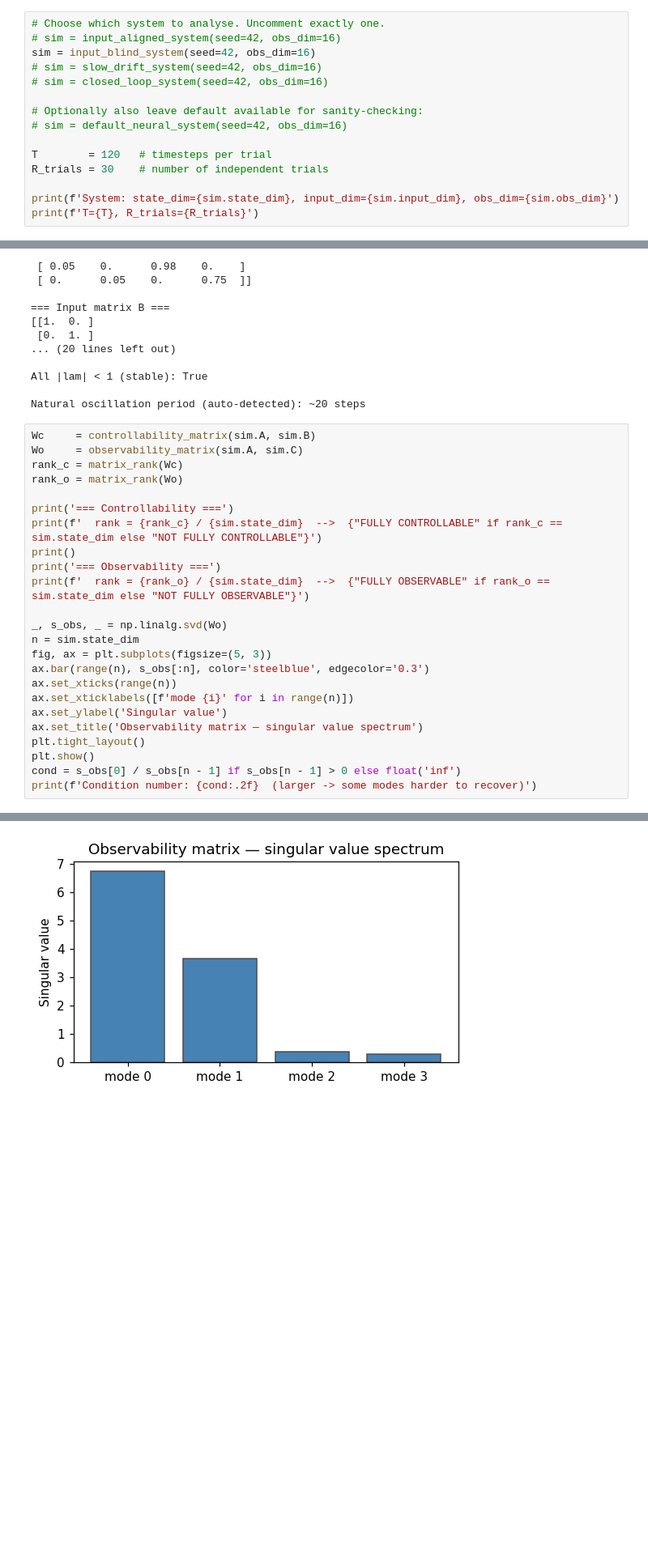
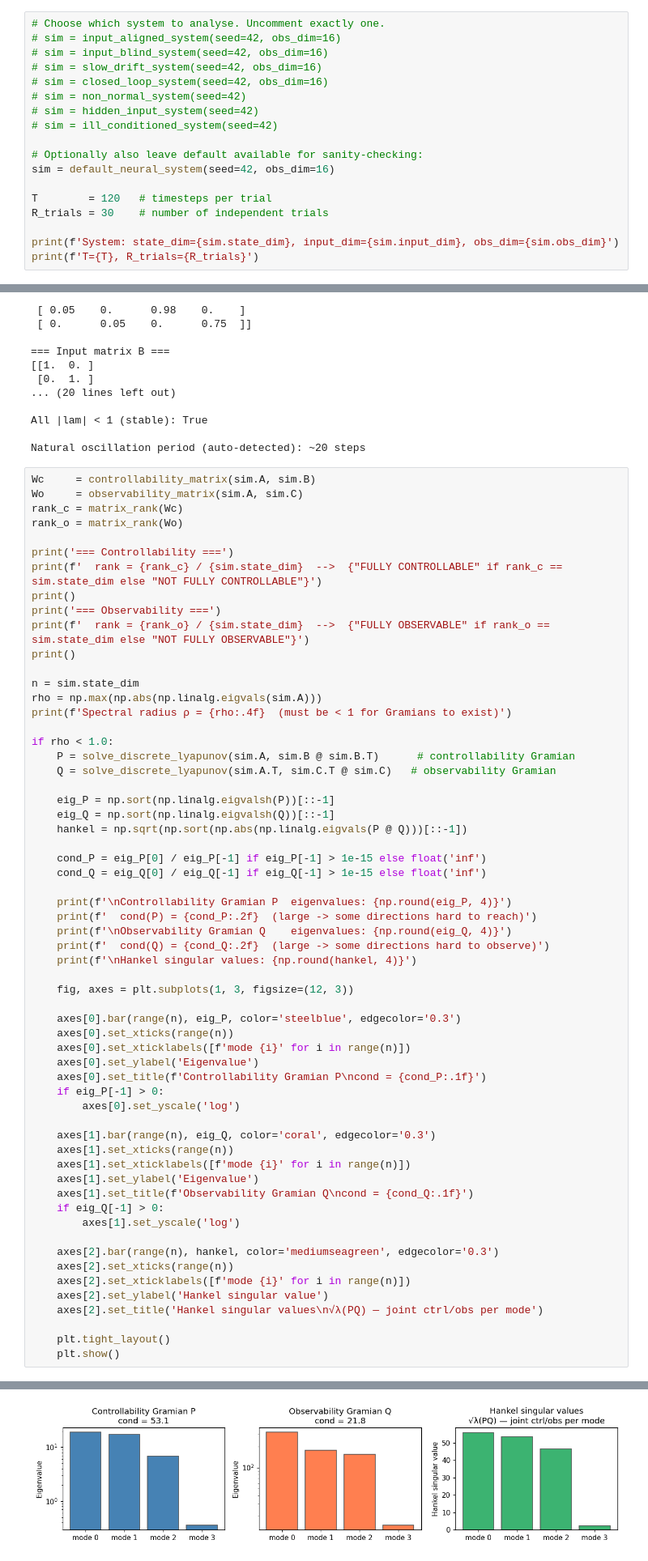
Before and after one commit to henrikhalasz/GG4, a Jupyter notebook: week 1/system_analysis.ipynb, the cells around one changed output, grey strips where cells are left out. Shown at 81% size. Saved outputs shown, nothing was run; the diff lists cells and outputs as text; blank space fills up the shorter version.

Commit message:
added 3 new systems

```diff
--- a/week 1/system_analysis.ipynb
+++ b/week 1/system_analysis.ipynb
@@ -45,12 +50,15 @@ Uncomment **exactly one** constructor. All sections below adapt automatically.
 # %%
 # Choose which system to analyse. Uncomment exactly one.
 # sim = input_aligned_system(seed=42, obs_dim=16)
-sim = input_blind_system(seed=42, obs_dim=16)
+# sim = input_blind_system(seed=42, obs_dim=16)
 # sim = slow_drift_system(seed=42, obs_dim=16)
 # sim = closed_loop_system(seed=42, obs_dim=16)
+# sim = non_normal_system(seed=42)
+# sim = hidden_input_system(seed=42)
+# sim = ill_conditioned_system(seed=42)
 
 # Optionally also leave default available for sanity-checking:
-# sim = default_neural_system(seed=42, obs_dim=16)
+sim = default_neural_system(seed=42, obs_dim=16)
 
 T        = 120   # timesteps per trial
 R_trials = 30    # number of independent trials
@@ -143,19 +151,55 @@ print(f'  rank = {rank_c} / {sim.state_dim}  -->  {"FULLY CONTROLLABLE" if rank_
 print()
 print('=== Observability ===')
 print(f'  rank = {rank_o} / {sim.state_dim}  -->  {"FULLY OBSERVABLE" if rank_o == sim.state_dim else "NOT FULLY OBSERVABLE"}')
+print()
 
-_, s_obs, _ = np.linalg.svd(Wo)
 n = sim.state_dim
-fig, ax = plt.subplots(figsize=(5, 3))
-ax.bar(range(n), s_obs[:n], color='steelblue', edgecolor='0.3')
-ax.set_xticks(range(n))
-ax.set_xticklabels([f'mode {i}' for i in range(n)])
-ax.set_ylabel('Singular value')
-ax.set_title('Observability matrix — singular value spectrum')
-plt.tight_layout()
-plt.show()
-cond = s_obs[0] / s_obs[n - 1] if s_obs[n - 1] > 0 else float('inf')
-print(f'Condition number: {cond:.2f}  (larger -> some modes harder to recover)')
+rho = np.max(np.abs(np.linalg.eigvals(sim.A)))
+print(f'Spectral radius ρ = {rho:.4f}  (must be < 1 for Gramians to exist)')
+
+if rho < 1.0:
+    P = solve_discrete_lyapunov(sim.A, sim.B @ sim.B.T)      # controllability Gramian
+    Q = solve_discrete_lyapunov(sim.A.T, sim.C.T @ sim.C)   # observability Gramian
+
+    eig_P = np.sort(np.linalg.eigvalsh(P))[::-1]
+    eig_Q = np.sort(np.linalg.eigvalsh(Q))[::-1]
+    hankel = np.sqrt(np.sort(np.abs(np.linalg.eigvals(P @ Q)))[::-1])
+
+    cond_P = eig_P[0] / eig_P[-1] if eig_P[-1] > 1e-15 else float('inf')
+    cond_Q = eig_Q[0] / eig_Q[-1] if eig_Q[-1] > 1e-15 else float('inf')
+
+    print(f'\nControllability Gramian P  eigenvalues: {np.round(eig_P, 4)}')
+    print(f'  cond(P) = {cond_P:.2f}  (large -> some directions hard to reach)')
+    print(f'\nObservability Gramian Q    eigenvalues: {np.round(eig_Q, 4)}')
+    print(f'  cond(Q) = {cond_Q:.2f}  (large -> some directions hard to observe)')
+    print(f'\nHankel singular values: {np.round(hankel, 4)}')
+
+    fig, axes = plt.subplots(1, 3, figsize=(12, 3))
+
+    axes[0].bar(range(n), eig_P, color='steelblue', edgecolor='0.3')
+    axes[0].set_xticks(range(n))
+    axes[0].set_xticklabels([f'mode {i}' for i in range(n)])
+    axes[0].set_ylabel('Eigenvalue')
+    axes[0].set_title(f'Controllability Gramian P\ncond = {cond_P:.1f}')
+    if eig_P[-1] > 0:
+        axes[0].set_yscale('log')
+
+    axes[1].bar(range(n), eig_Q, color='coral', edgecolor='0.3')
+    axes[1].set_xticks(range(n))
+    axes[1].set_xticklabels([f'mode {i}' for i in range(n)])
+    axes[1].set_ylabel('Eigenvalue')
+    axes[1].set_title(f'Observability Gramian Q\ncond = {cond_Q:.1f}')
+    if eig_Q[-1] > 0:
+        axes[1].set_yscale('log')
+
+    axes[2].bar(range(n), hankel, color='mediumseagreen', edgecolor='0.3')
+    axes[2].set_xticks(range(n))
+    axes[2].set_xticklabels([f'mode {i}' for i in range(n)])
+    axes[2].set_ylabel('Hankel singular value')
+    axes[2].set_title('Hankel singular values\n√λ(PQ) — joint ctrl/obs per mode')
+
+    plt.tight_layout()
+    plt.show()
 # %% [output]
 === Controllability ===
   rank = 4 / 4  -->  FULLY CONTROLLABLE
@@ -165 +219 @@ print(f'Condition number: {cond:.2f}  (larger -> some modes harder to recover)')
-[figure, old version]
+[figure, new version]
```
Also changed, not shown: parts of 25 cells of this notebook, 3 other files.
